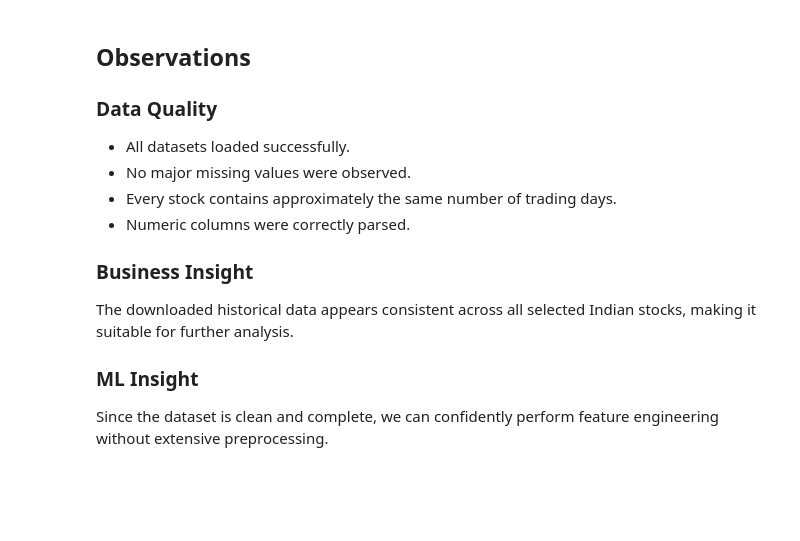
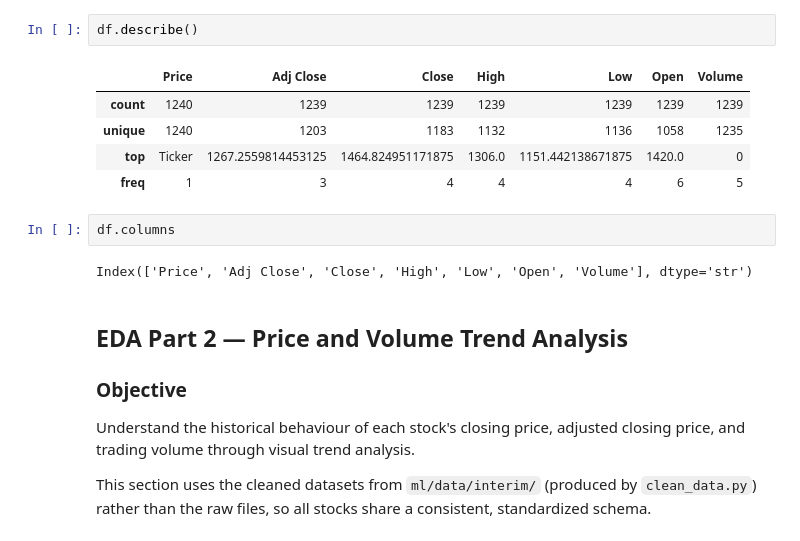
Before and after one commit to komolikadagare25/Portfolio-recommendation-system, a Jupyter notebook: ml/notebooks/EDA.ipynb, the cells around one changed output. Cells and saved outputs as stored; diff of their text form; blank space fills up the shorter version.

```diff
--- a/ml/notebooks/EDA.ipynb
+++ b/ml/notebooks/EDA.ipynb
@@ -162,17 +50,20 @@ dtype: int64
-# %% [markdown]
-## Observations
-
-### Data Quality
-
-- All datasets loaded successfully.
-- No major missing values were observed.
-- Every stock contains approximately the same number of trading days.
-- Numeric columns were correctly parsed.
-
-### Business Insight
-
-The downloaded historical data appears consistent across all selected Indian stocks, making it suitable for further analysis.
-
-### ML Insight
-
-Since the dataset is clean and complete, we can confidently perform feature engineering without extensive preprocessing.
+# %%
+df.describe()
+# %% [output]
+|  | Price | Adj Close | Close | High | Low | Open | Volume |
+| count | 1240 | 1239 | 1239 | 1239 | 1239 | 1239 | 1239 |
+| unique | 1240 | 1203 | 1183 | 1132 | 1136 | 1058 | 1235 |
+| top | Ticker | 1267.2559814453125 | 1464.824951171875 | 1306.0 | 1151.442138671875 | 1420.0 | 0 |
+| freq | 1 | 3 | 4 | 4 | 4 | 6 | 5 |
+# %%
+df.columns
+# %% [output]
+Index(['Price', 'Adj Close', 'Close', 'High', 'Low', 'Open', 'Volume'], dtype='str')
+# %% [markdown]
+## EDA Part 2 — Price and Volume Trend Analysis
+
+### Objective
+
+Understand the historical behaviour of each stock's closing price, adjusted closing price, and trading volume through visual trend analysis.
+
+This section uses the cleaned datasets from `ml/data/interim/` (produced by `clean_data.py`) rather than the raw files, so all stocks share a consistent, standardized schema.
```
Also changed, not shown: parts of 25 cells of this notebook, 3 other files.
